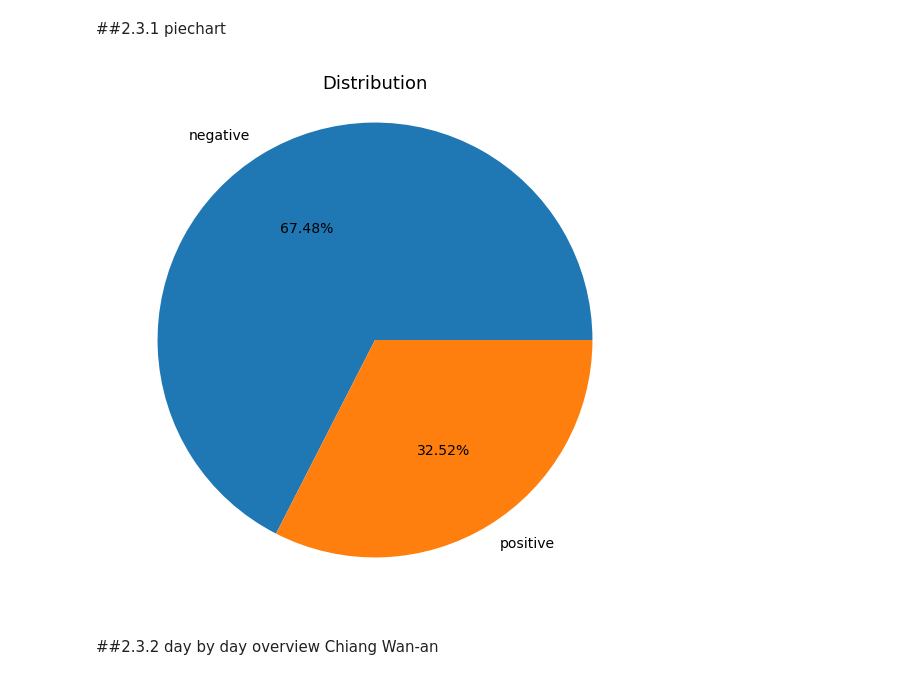
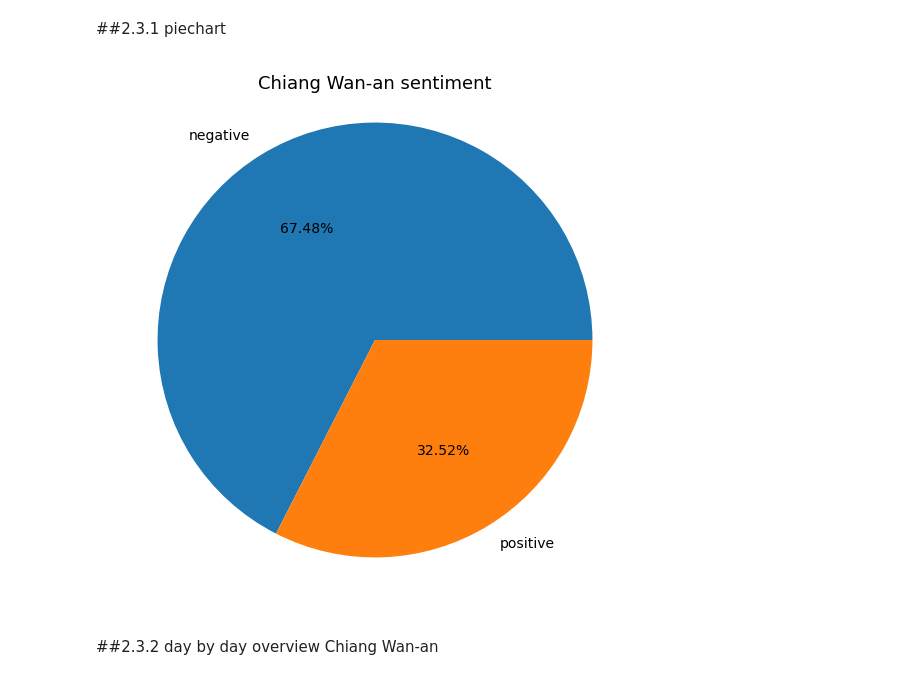
Before and after one commit to Jasper-Hewitt/Jiabo_Roberta_Chinese_sentiment, a Jupyter notebook: ElectionSentiment.ipynb, the cells around one changed output. Saved outputs shown, nothing was run; the diff lists cells and outputs as text; code cells hidden in the pictures.

```diff
--- a/ElectionSentiment.ipynb
+++ b/ElectionSentiment.ipynb
@@ -588,18 +590,18 @@ plt.show()
 # %%
 #plot in percentage. Remember, 0 = negative, 1 = positive
 def Percentage(num1, num2):
     return num1 / (num1 + num2) * 100
 
 Chiang_per1=Percentage(Chiang_count0, Chiang_count1)
 Chiang_per2=Percentage(Chiang_count1, Chiang_count0)
 
 Chiang_label = ['negative', 'positive']
 Chiang_shares = [Chiang_per1, Chiang_per2]
 fig, ax = plt.subplots(figsize=(10,10))
 ax.pie(Chiang_shares, labels=Chiang_label, autopct='%.2f%%', shadow=False, labeldistance=1.1,  textprops={'fontsize': 14})
-ax.set_title('Distribution', fontsize=18, y=0.95);
+ax.set_title('Chiang Wan-an sentiment', fontsize=18, y=0.95);
 # %% [output]
-[figure, old version]
+[figure, new version]
 # %% [markdown]
 ##2.3.2 day by day overview Chiang Wan-an
 # %%
```
Also changed, not shown: parts of 10 cells of this notebook.
